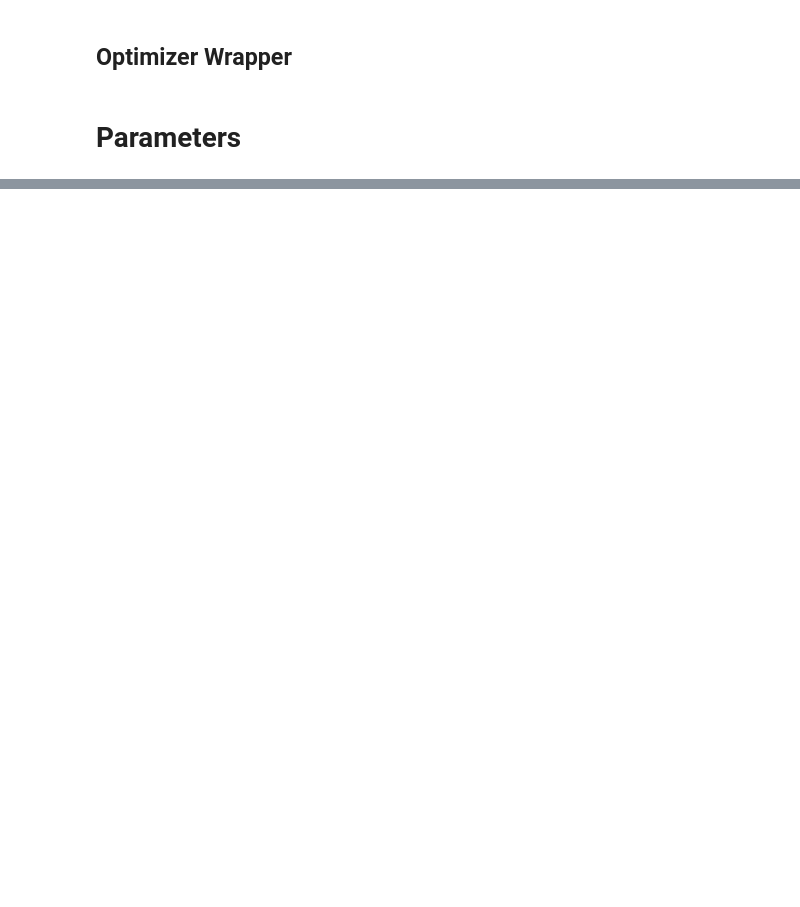
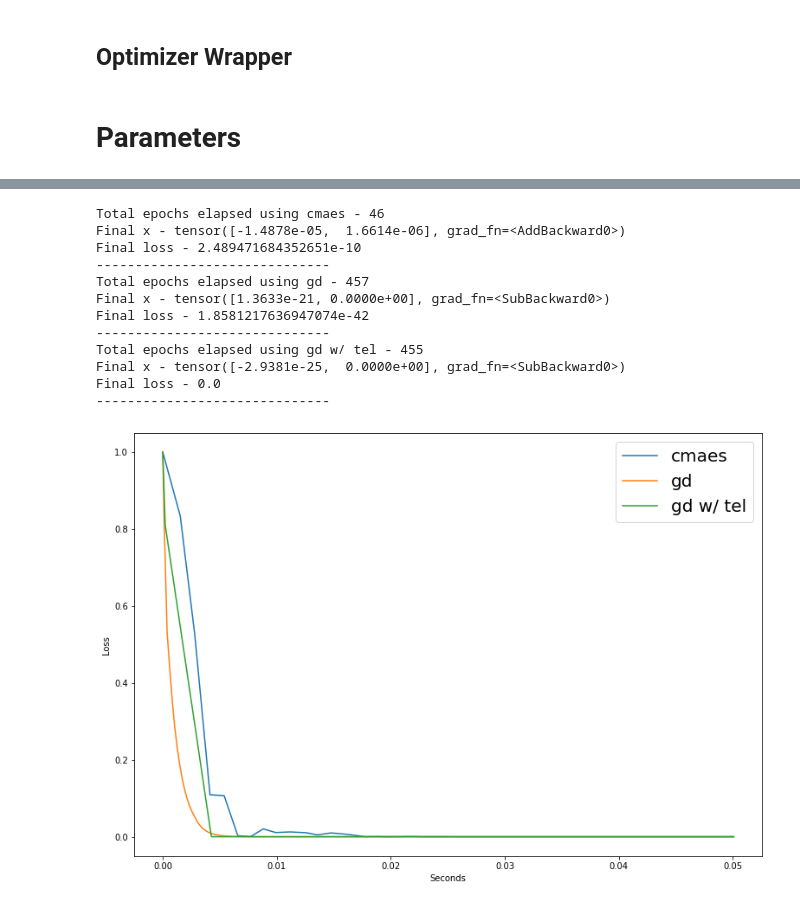
Before and after one commit to guyzam1r/optimization-research, a Jupyter notebook: Optimization.ipynb, the cells around one changed output, grey strips where cells are left out. Drawn from its saved outputs; the diff is of its cells as text; code cells hidden in the pictures; blank space fills up the shorter version.

```diff
--- a/Optimization.ipynb
+++ b/Optimization.ipynb
@@ -297,0 +343,7 @@ def cmaes_step(x, obj, params):
+# %%
+#Ellipsoid x to v
+def elli_x_to_v(x):
+    return torch.sqrt(elli_coeffs) * x
+
+def elli_v_to_x(v):
+    return (1/torch.sqrt(elli_coeffs)) * v
@@ -507,0 +662,29 @@ Final x: tensor([0.9989, 0.9979, 0.9958, 0.9915, 0.9831], grad_fn=<SubBackward0>
+# %%
+def loss_vs_seconds(obj, opts, runtime, x_init, tel_scheds, param_changes=[], figsz=(13,9)):
+    plt.figure(figsize=figsz)
+    labels = opts.copy()
+    global parameters
+
+    for i in range(len(opts)):
+        opt = opts[i]
+        tel_sched = tel_scheds[i]
+
+        parameters = set_default_params(x_init.size(0))
+        for change in param_changes:
+            set_param(parameters, change[0], change[1], change[2])
+
+        x, loss_vals, times = train_time(obj, opt, runtime, x_init, tel_sched)
+        plt.plot(times, loss_vals)
+
+        if len(tel_sched) > 0:
+            labels[i] += " w/ tel"
+
+        print("Total epochs elapsed using", labels[i], "-", len(times))
+        print("Final x -", x)
+        print("Final loss -", obj(x).item())
+        print("------------------------------")
+
+    plt.legend(labels, fontsize=20)
+    plt.ylabel("Loss")
+    plt.xlabel("Seconds")
+    plt.show()
@@ -507,0 +715,20 @@ Final x: tensor([0.9989, 0.9979, 0.9958, 0.9915, 0.9831], grad_fn=<SubBackward0>
+# %%
+ts = [[],[],[1]]
+changes = [["gd","lr",0.05], ["cmaes","s",0.5]]
+x_init = torch.tensor([1.0,0.0],requires_grad=True)
+runtime = 0.05
+loss_vs_seconds(ellipsoid, ["cmaes", "gd", "gd"], runtime, x_init, ts, changes)
+# %% [output]
+Total epochs elapsed using cmaes - 46
+Final x - tensor([-1.4878e-05,  1.6614e-06], grad_fn=<AddBackward0>)
+Final loss - 2.489471684352651e-10
+------------------------------
+Total epochs elapsed using gd - 457
+Final x - tensor([1.3633e-21, 0.0000e+00], grad_fn=<SubBackward0>)
+Final loss - 1.8581217636947074e-42
+------------------------------
+Total epochs elapsed using gd w/ tel - 455
+Final x - tensor([-2.9381e-25,  0.0000e+00], grad_fn=<SubBackward0>)
+Final loss - 0.0
+------------------------------
+[figure, added]
```
Also changed, not shown: parts of 34 cells of this notebook.
